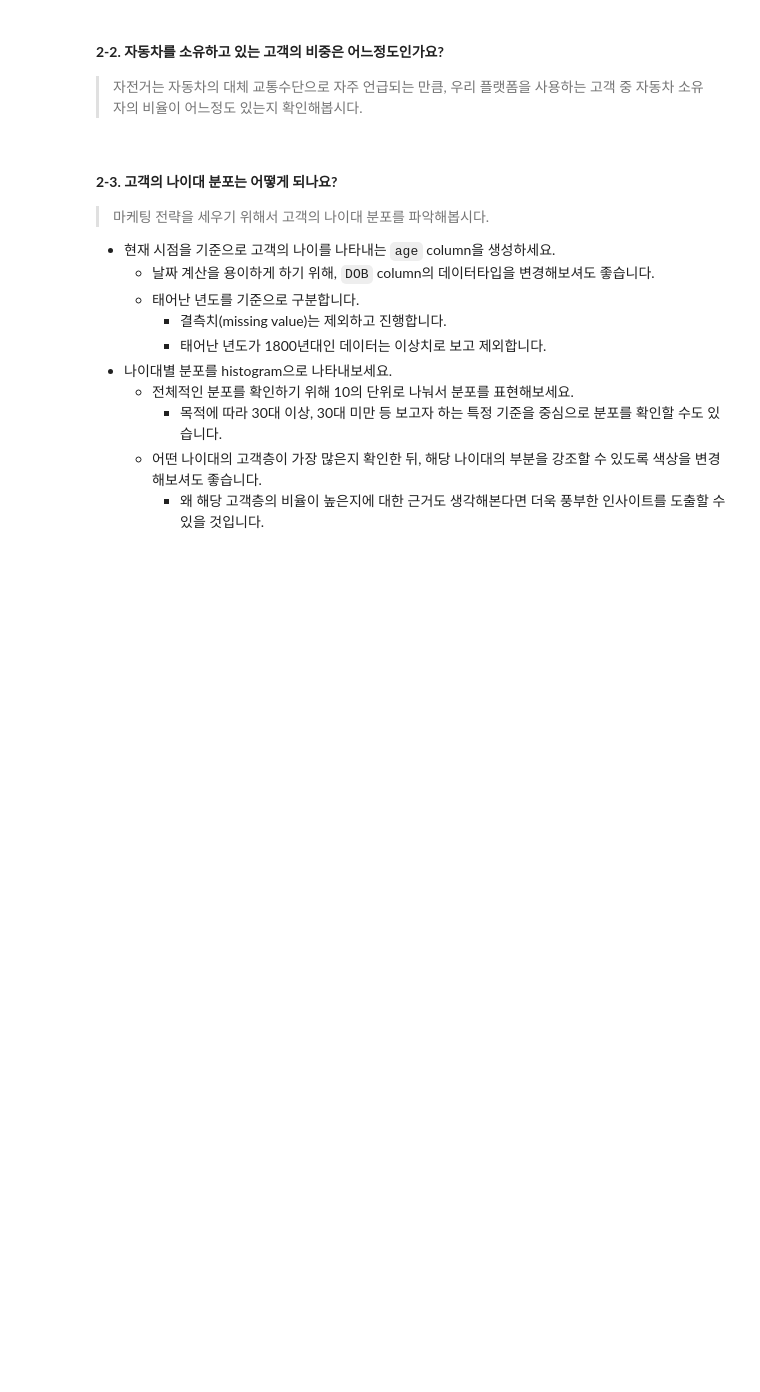
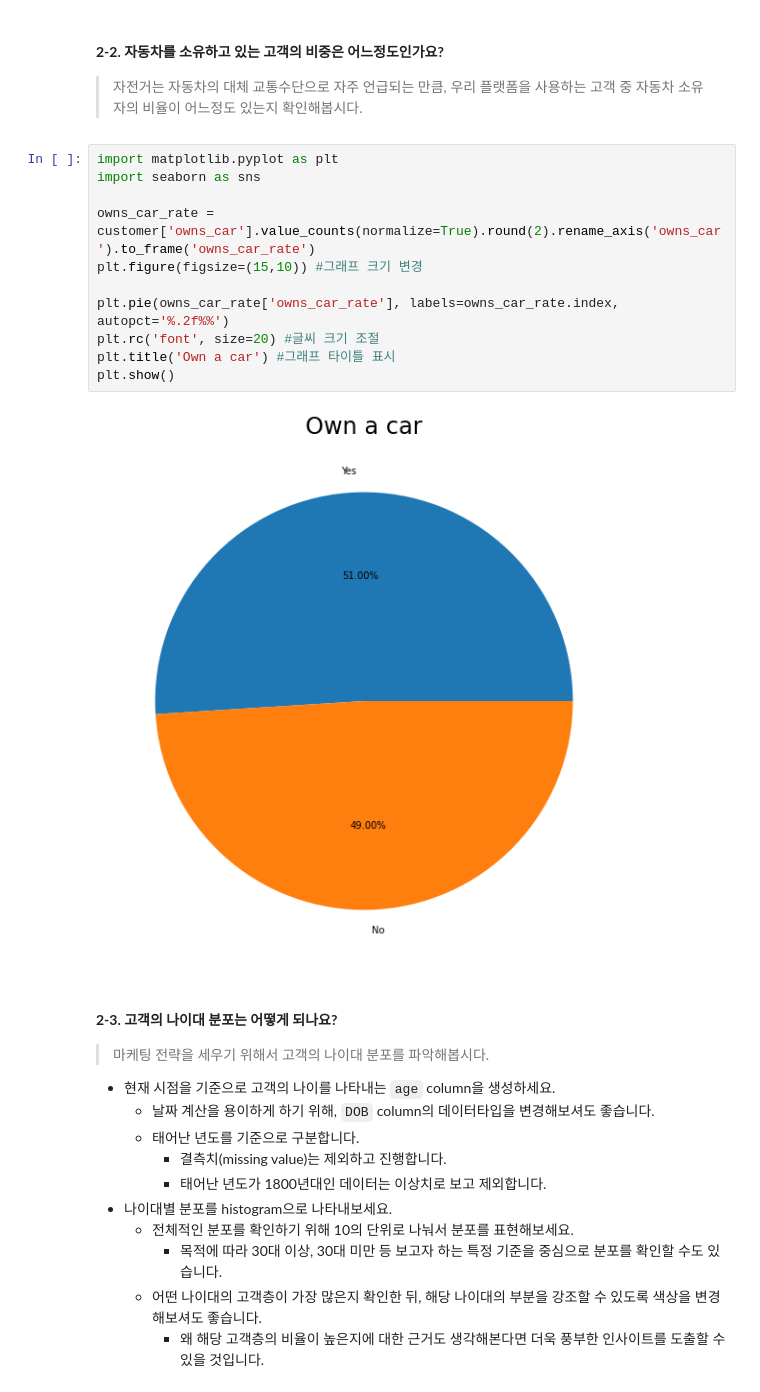
Before and after one commit to Ryu4824/code-states, a Jupyter notebook: Sprint1_Mini_Project_(4조).ipynb, the cells around one changed output. Cells and saved outputs as stored; diff of their text form; blank space fills up the shorter version.

```diff
--- a/Sprint1_Mini_Project_(4조).ipynb
+++ b/Sprint1_Mini_Project_(4조).ipynb
@@ -190,6 +209,19 @@ customer.duplicated().sum()
 # %% [markdown]
 #### **2-2. 자동차를 소유하고 있는 고객의 비중은 어느정도인가요?**
 > 자전거는 자동차의 대체 교통수단으로 자주 언급되는 만큼, 우리 플랫폼을 사용하는 고객 중 자동차 소유자의 비율이 어느정도 있는지 확인해봅시다.
+# %%
+import matplotlib.pyplot as plt
+import seaborn as sns
+
+owns_car_rate = customer['owns_car'].value_counts(normalize=True).round(2).rename_axis('owns_car').to_frame('owns_car_rate')
+plt.figure(figsize=(15,10)) #그래프 크기 변경
+
+plt.pie(owns_car_rate['owns_car_rate'], labels=owns_car_rate.index, autopct='%.2f%%')
+plt.rc('font', size=20) #글씨 크기 조절
+plt.title('Own a car') #그래프 타이틀 표시
+plt.show()
+# %% [output]
+[figure, added]
 # %% [markdown]
 #### **2-3. 고객의 나이대 분포는 어떻게 되나요?**
 > 마케팅 전략을 세우기 위해서 고객의 나이대 분포를 파악해봅시다.
```
Also changed, not shown: parts of 7 cells of this notebook.
